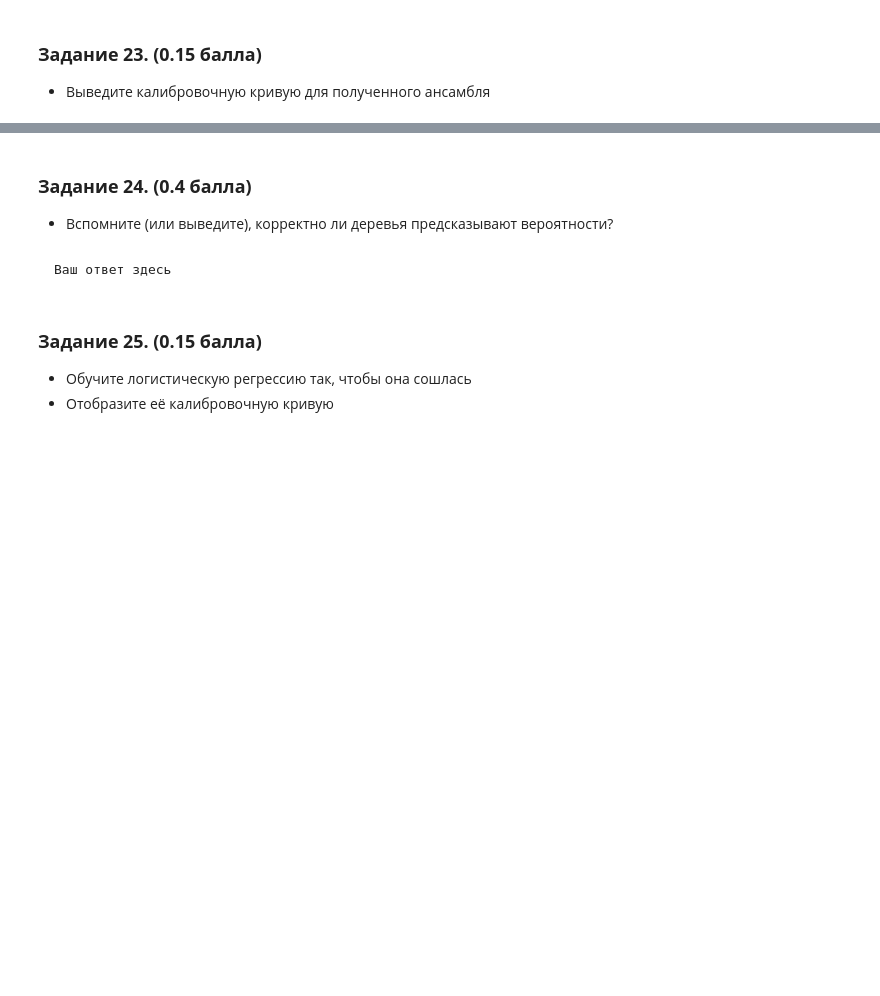
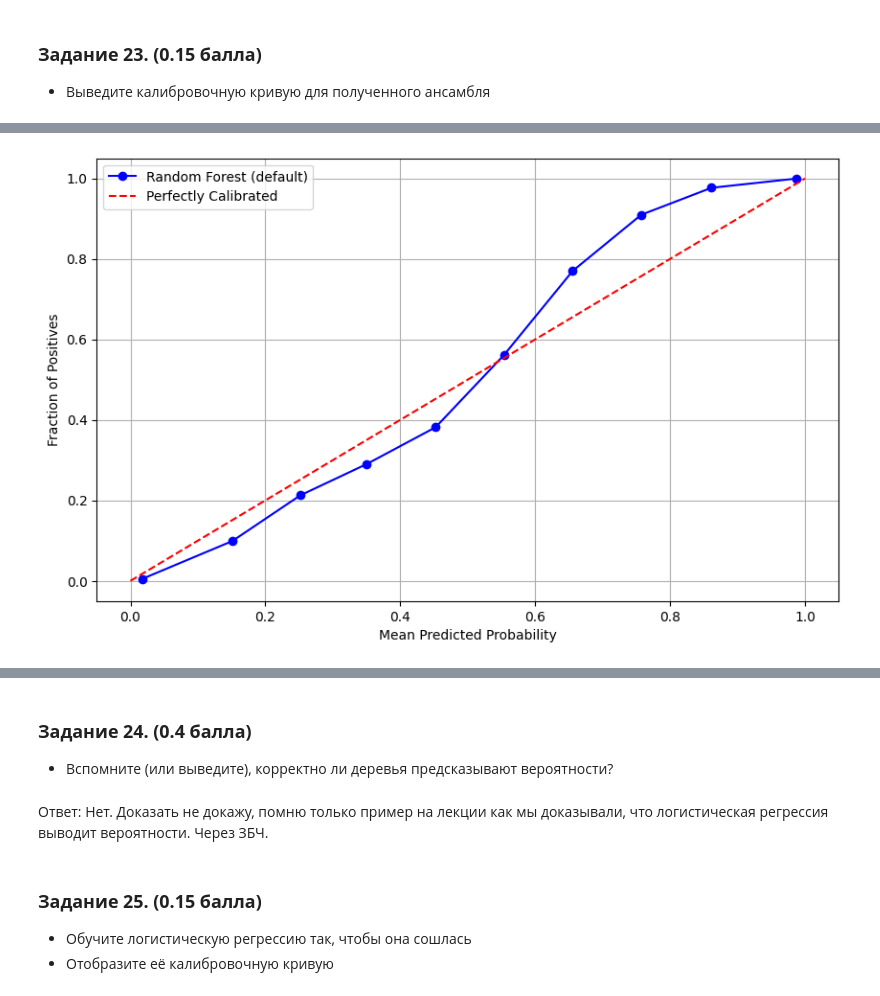
Before and after one commit to xanderkov/HSE-Machine-Learning, a Jupyter notebook: hw-04/Kovel AI Homework 4 Classification.ipynb, the cells around one changed output, grey strips where cells are left out. Drawn from its saved outputs; the diff is of its cells as text; code cells hidden in the pictures; blank space fills up the shorter version.

````diff
--- a/hw-04/Kovel AI Homework 4 Classification.ipynb
+++ b/hw-04/Kovel AI Homework 4 Classification.ipynb
@@ -1068,0 +1102,14 @@ plt.show()
+# %%
+decision_tree = DecisionTreeClassifier()
+
+grid_search = GridSearchCV(estimator=decision_tree,
+                           param_grid=param_grid,
+                           scoring='accuracy',
+                           cv=5,
+                           n_jobs=-1,
+                           verbose=1)
+# %%
+grid_search.fit(X_train_encoded, y_train_encoded)
+
+print("Лучшие гиперпараметры:", grid_search.best_params_)
+print("Лучшая точность на кросс-валидации:", grid_search.best_score_)
@@ -1084,0 +1134,11 @@ with open('DT.pkl', 'wb') as f:
+# %%
+from sklearn.ensemble import RandomForestClassifier
+from sklearn.metrics import accuracy_score
+
+random_forest = RandomForestClassifier()
+random_forest.fit(X_train_encoded, y_train_encoded)
+
+y_val_pred_rf = random_forest.predict(X_val_encoded)
+
+accuracy_rf = accuracy_score(y_val_encoded, y_val_pred_rf)
+print(f'Accuracy Random Forest: {accuracy_rf:.4f}')
@@ -1093,3 +1150,20 @@ with open('DT.pkl', 'wb') as f:
+# %%
+from sklearn.calibration import calibration_curve
+
+y_val_prob_rf = random_forest.predict_proba(X_val_encoded)[:, 1]
+
+prob_true, prob_pred = calibration_curve(y_val_encoded, y_val_prob_rf, n_bins=10)
+
+plt.figure(figsize=(10, 6))
+plt.plot(prob_pred, prob_true, marker='o', label='Random Forest (default)', color='blue')
+plt.plot([0, 1], [0, 1], linestyle='--', label='Perfectly Calibrated', color='red')
+plt.xlabel('Mean Predicted Probability')
+plt.ylabel('Fraction of Positives')
+plt.legend()
+plt.grid()
+plt.show()
+# %% [output]
+[figure, added]
 # %% [markdown]
 Похоже, мы немного недооцениваем высокие вероятности
 
@@ -1100,12 +1174,10 @@ with open('DT.pkl', 'wb') as f:
 ### **Задание 24. (0.4 балла)**
 
 - Вспомните (или выведите), корректно ли деревья предсказывают вероятности?
-# %% [markdown]
-
-
-```
-Ваш ответ здесь
-```
+# %% [markdown]
+Ответ: Нет.
+Доказать не докажу, помню только пример на лекции как мы доказывали, что логистическая регрессия выводит вероятности.
+Через ЗБЧ.
 # %% [markdown]
 ### **Задание 25. (0.15 балла)**
 - Обучите логистическую регрессию так, чтобы она сошлась
````
Also changed, not shown: parts of 50 cells of this notebook.
